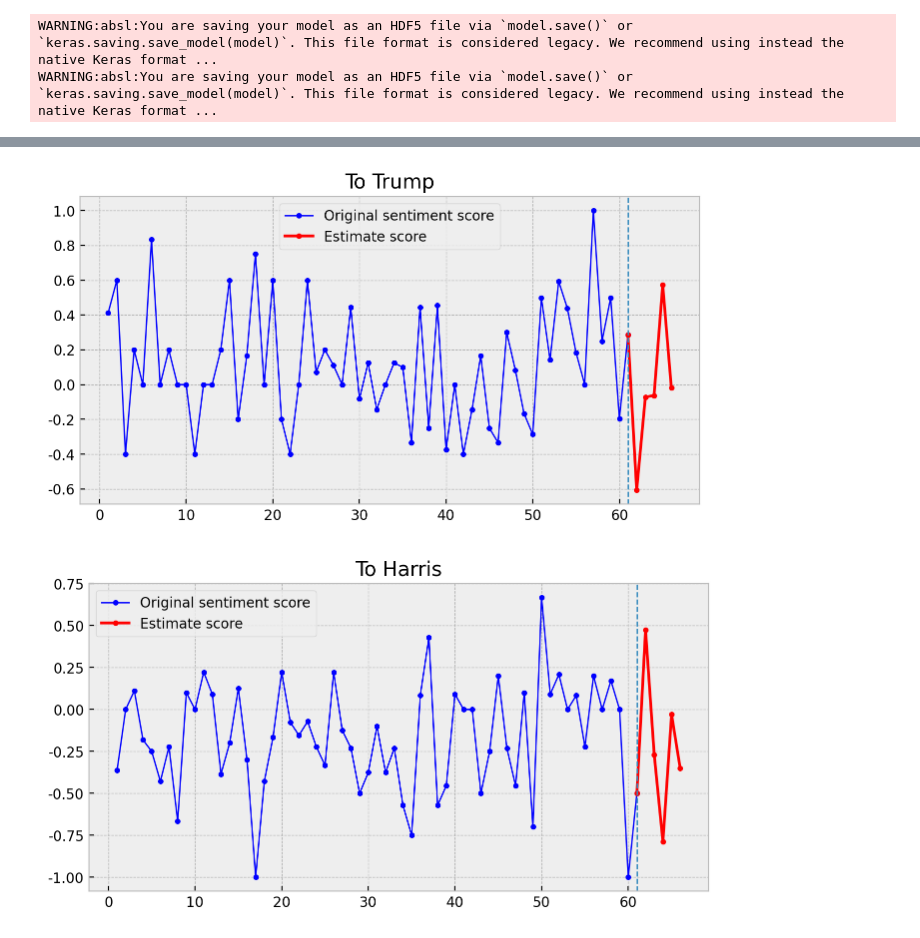
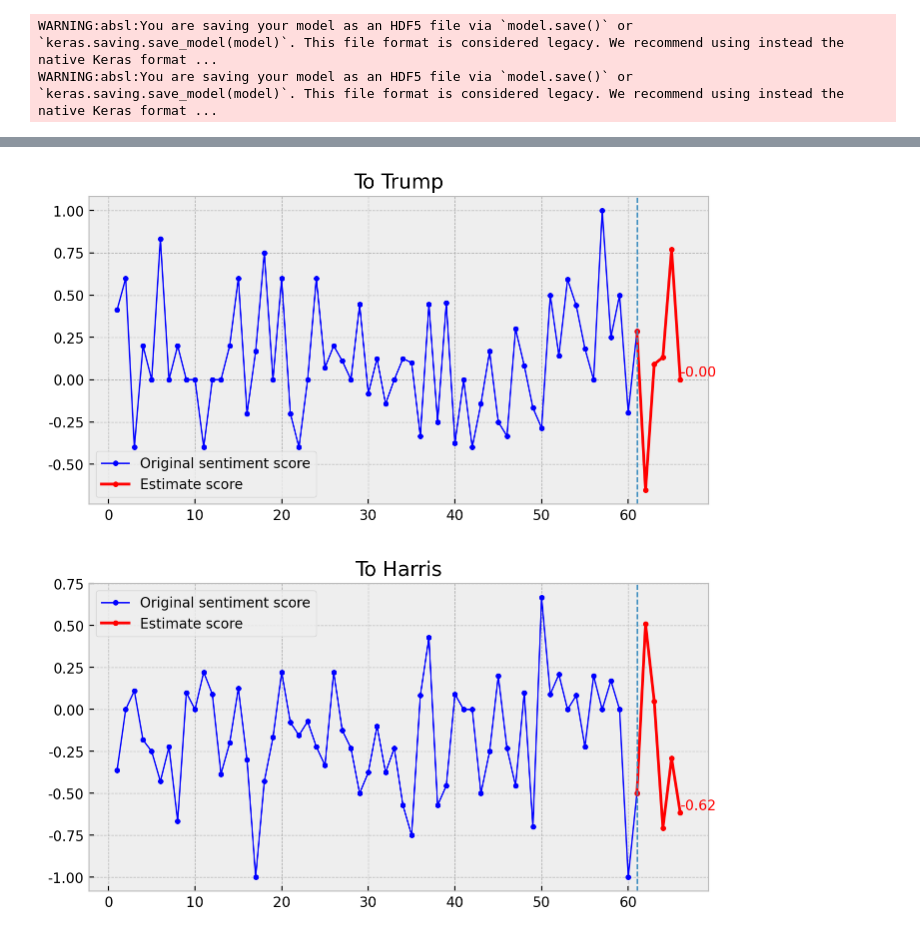
Before and after one commit to b00kkk/US_President_Election_2024, a Jupyter notebook: modeling/modeling.ipynb, the cells around one changed output, grey strips where cells are left out. Saved outputs shown, nothing was run; the diff lists cells and outputs as text; code cells hidden in the pictures.

```diff
--- a/modeling/modeling.ipynb
+++ b/modeling/modeling.ipynb
@@ -51,8 +51,8 @@ X_th.shape
 # %% [output]
 (54, 7)
 # %%
-# 7개 테스트
-train_test_split = 45
+# 8개 테스트
+train_test_split = 46
 
 X_tt_train = X_tt[:train_test_split,:]
 Y_tt_train = Y_tt[:train_test_split]
@@ -295,32 +295,34 @@ plt.title("To Trump")
 
 plt.plot(t_ax1, t_lastData, 'b-o', color='blue', markersize=3, label='Original sentiment score', linewidth=1)
 
 plt.plot(t_ax2, t_estimate, 'b-o', color='red', markersize=3, label='Estimate score')
+plt.text(t_ax2[-1], t_estimate[-1], f'{t_estimate[-1]:.2f}', color='red', fontsize=10, ha='left', va='bottom')
 
 plt.axvline(x=t_ax1[-1],  linestyle='dashed', linewidth=1)
 
 plt.legend()
 
 plt.show()
 
 # Harris
 h_ax1 = np.arange(1, len(h_lastData) + 1)
 
 h_ax2 = np.arange(len(h_lastData), len(h_lastData) + len(h_estimate))
 
 plt.figure(figsize=(8, 4))
 
 plt.title("To Harris")
 
 plt.plot(h_ax1, h_lastData, 'b-o', color='blue', markersize=3, label='Original sentiment score', linewidth=1)
 
 plt.plot(h_ax2, h_estimate, 'b-o', color='red', markersize=3, label='Estimate score')
+plt.text(h_ax2[-1], h_estimate[-1], f'{h_estimate[-1]:.2f}', color='red', fontsize=10, ha='left', va='bottom')
 
 plt.axvline(x=h_ax1[-1],  linestyle='dashed', linewidth=1)
 
 plt.legend()
 
 plt.show()
 # %% [output]
-[figure, old version]
+[figure, new version]
-[figure, old version]
+[figure, new version]
```
Also changed, not shown: parts of 6 cells of this notebook.
